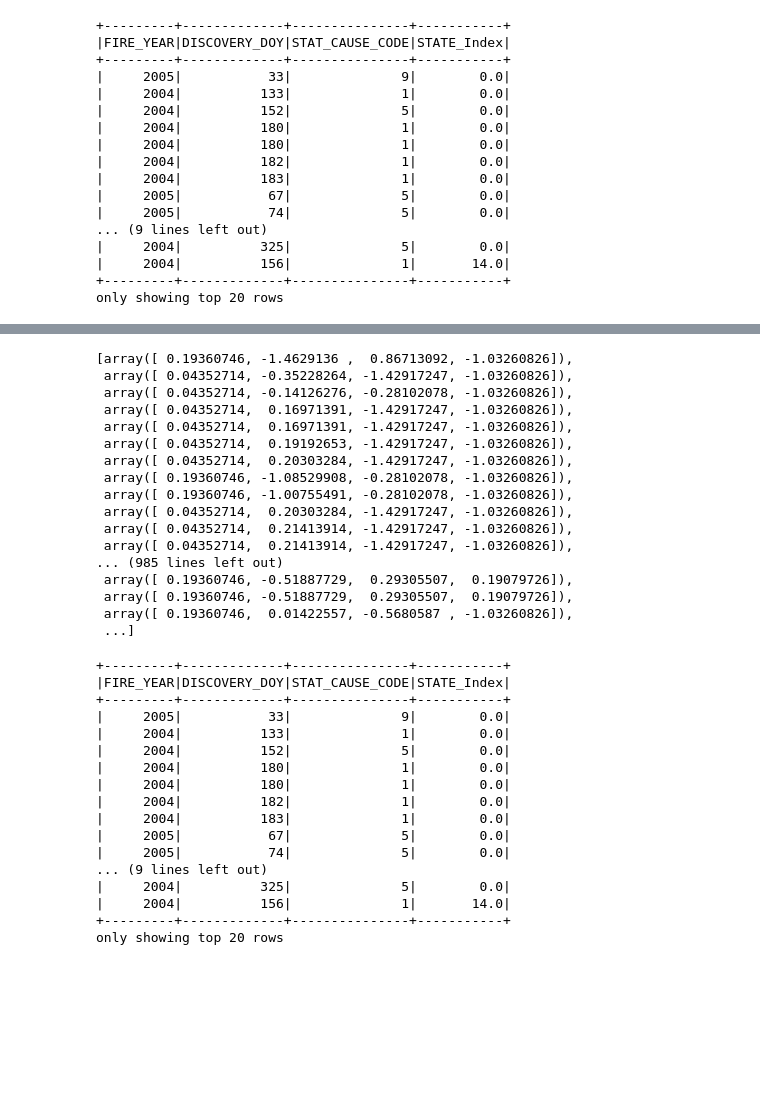
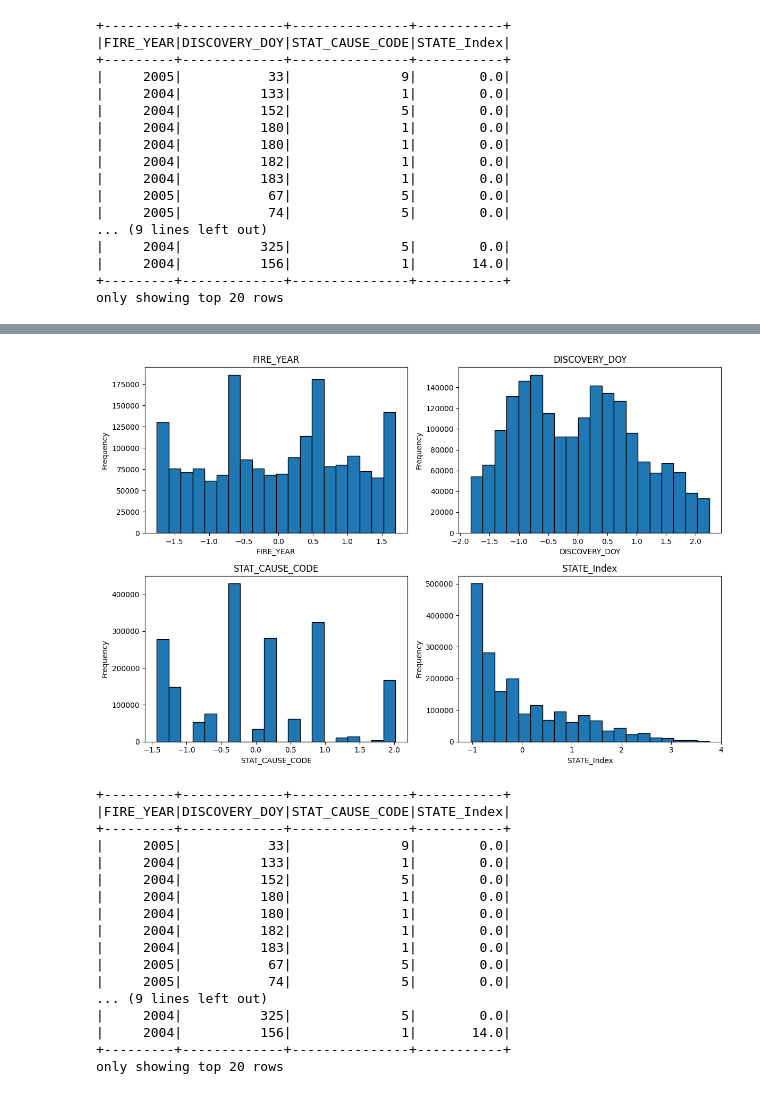
Before and after one commit to DanialArab/Geospatial_Data_Science, a Jupyter notebook: My GIS Projects/3. Fire Predictor/Fire_Predictor_2.ipynb, the cells around one changed output, grey strips where cells are left out. Saved outputs shown, nothing was run; the diff lists cells and outputs as text; code cells hidden in the pictures; blank space fills up the shorter version.

```diff
--- a/My GIS Projects/3. Fire Predictor/Fire_Predictor_2.ipynb
+++ b/My GIS Projects/3. Fire Predictor/Fire_Predictor_2.ipynb
@@ -197,23 +221,32 @@ plt.show()
 # %%
-features_list
+# Convert the scaled_features column to a pandas DataFrame
+scaled_features_pd = data.select('scaled_features').toPandas()
+
+# Iterate over each row and extract the features
+features_list = []
+for row in scaled_features_pd['scaled_features']:
+    features_list.append(row.toArray())
+
+# Create a DataFrame with the features
+features_df = pd.DataFrame(features_list, columns=inputCols)
+
+# Create subplots for each feature
+fig, axes = plt.subplots(nrows=2, ncols=2, figsize=(12, 8))
+
+# Plot histograms for each feature
+for ax, feature in zip(axes.flatten(), inputCols):
+    ax.hist(features_df[feature], bins=20, edgecolor='black')
+    ax.set_title(f"{feature}")
+    ax.set_xlabel(feature)
+    ax.set_ylabel("Frequency")
+
+# Adjust spacing between subplots
+plt.tight_layout()
+
+#plt.savefig(path + 'plots/distribution_of_scaled_features.png')
+plt.show()
 # %% [output]
-[array([ 0.19360746, -1.4629136 ,  0.86713092, -1.03260826]),
- array([ 0.04352714, -0.35228264, -1.42917247, -1.03260826]),
- array([ 0.04352714, -0.14126276, -0.28102078, -1.03260826]),
- array([ 0.04352714,  0.16971391, -1.42917247, -1.03260826]),
- array([ 0.04352714,  0.16971391, -1.42917247, -1.03260826]),
- array([ 0.04352714,  0.19192653, -1.42917247, -1.03260826]),
- array([ 0.04352714,  0.20303284, -1.42917247, -1.03260826]),
- array([ 0.19360746, -1.08529908, -0.28102078, -1.03260826]),
- array([ 0.19360746, -1.00755491, -0.28102078, -1.03260826]),
- array([ 0.04352714,  0.20303284, -1.42917247, -1.03260826]),
- array([ 0.04352714,  0.21413914, -1.42917247, -1.03260826]),
- array([ 0.04352714,  0.21413914, -1.42917247, -1.03260826]),
-... (985 lines left out)
- array([ 0.19360746, -0.51887729,  0.29305507,  0.19079726]),
- array([ 0.19360746, -0.51887729,  0.29305507,  0.19079726]),
- array([ 0.19360746,  0.01422557, -0.5680587 , -1.03260826]),
- ...]
+[figure, added]
 # %%
 features.show()
 # %% [output]
```
Also changed, not shown: parts of 10 cells of this notebook, 3 other files.
